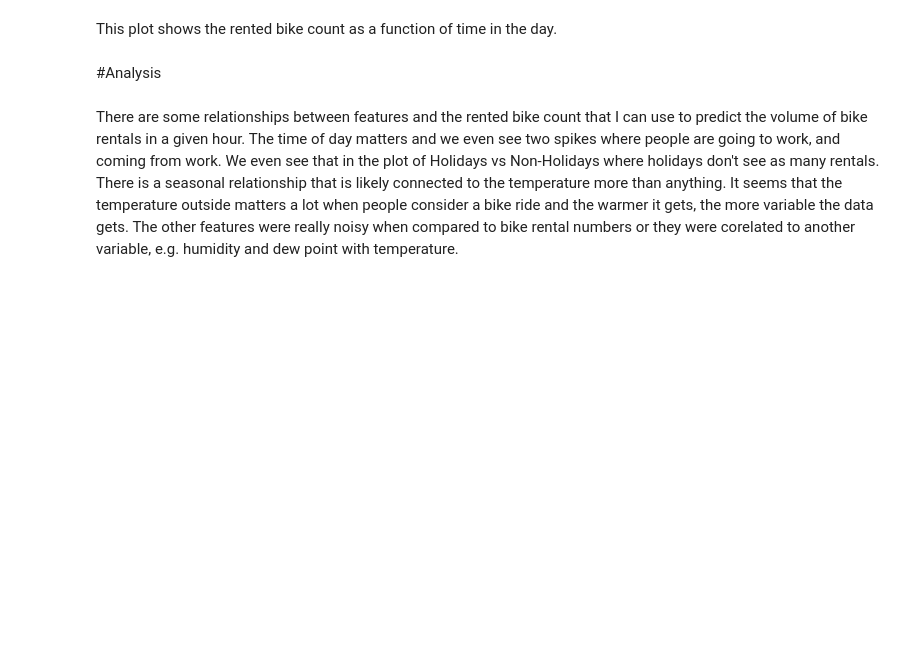
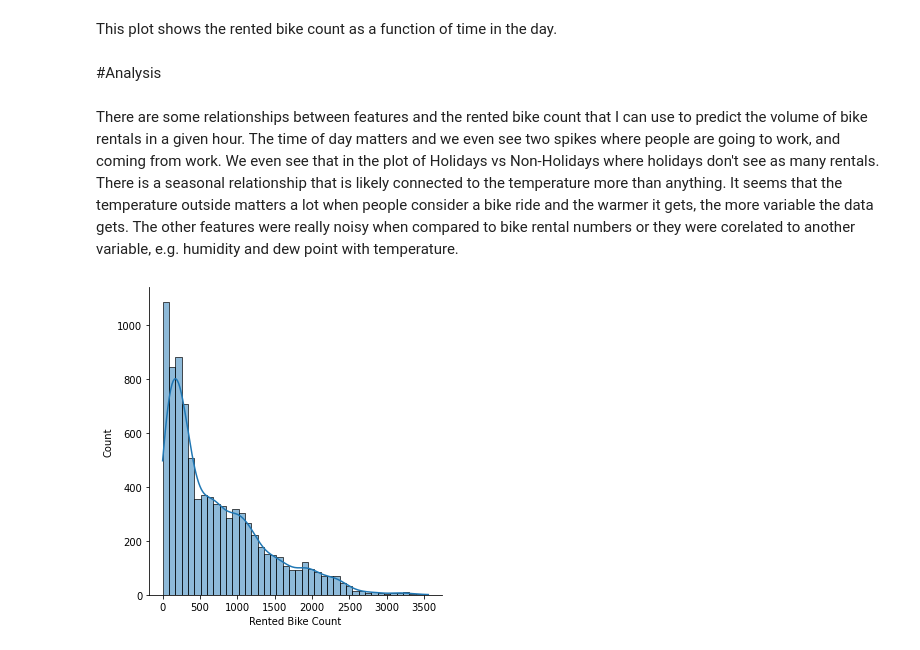
Before and after one commit to garrettfarley9/Seoul-Bike-Regression, a Jupyter notebook: Farley_ML_Project_part_1.ipynb, the cells around one changed output. Saved outputs shown, nothing was run; the diff lists cells and outputs as text; code cells hidden in the pictures; blank space fills up the shorter version.

```diff
--- a/Farley_ML_Project_part_1.ipynb
+++ b/Farley_ML_Project_part_1.ipynb
@@ -63,3 +78,7 @@ This plot shows the rented bike count as a function of time in the day.
 #Analysis
 # %% [markdown]
 There are some relationships between features and the rented bike count that I can use to predict the volume of bike rentals in a given hour. The time of day matters and we even see two spikes where people are going to work, and coming from work. We even see that in the plot of Holidays vs Non-Holidays where holidays don't see as many rentals. There is a seasonal relationship that is likely connected to the temperature more than anything. It seems that the temperature outside matters a lot when people consider a bike ride and the warmer it gets, the more variable the data gets. The other features were really noisy when compared to bike rental numbers or they were corelated to another variable, e.g. humidity and dew point with temperature.
+# %%
+plot = sns.displot(bdf, x = 'Rented Bike Count', kde = True)
+# %% [output]
+[figure, added]
```
Also changed, not shown: parts of 8 cells of this notebook.
